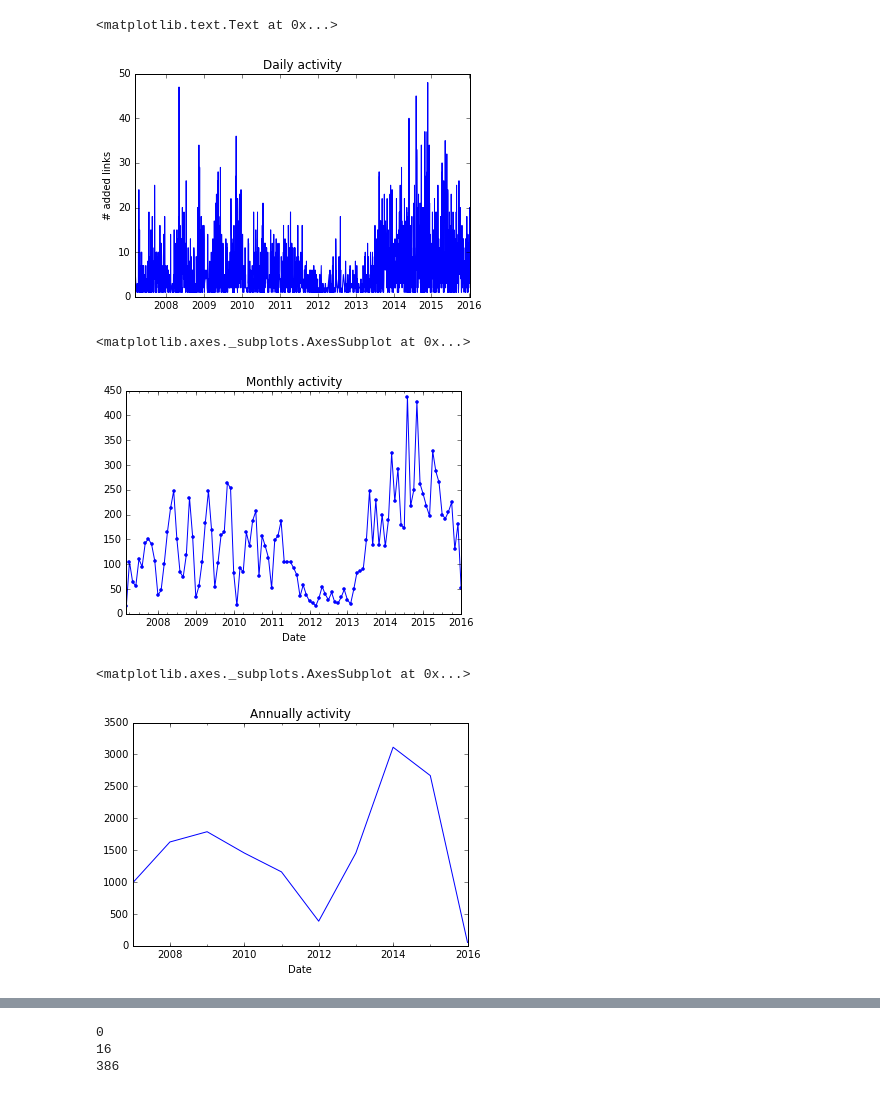
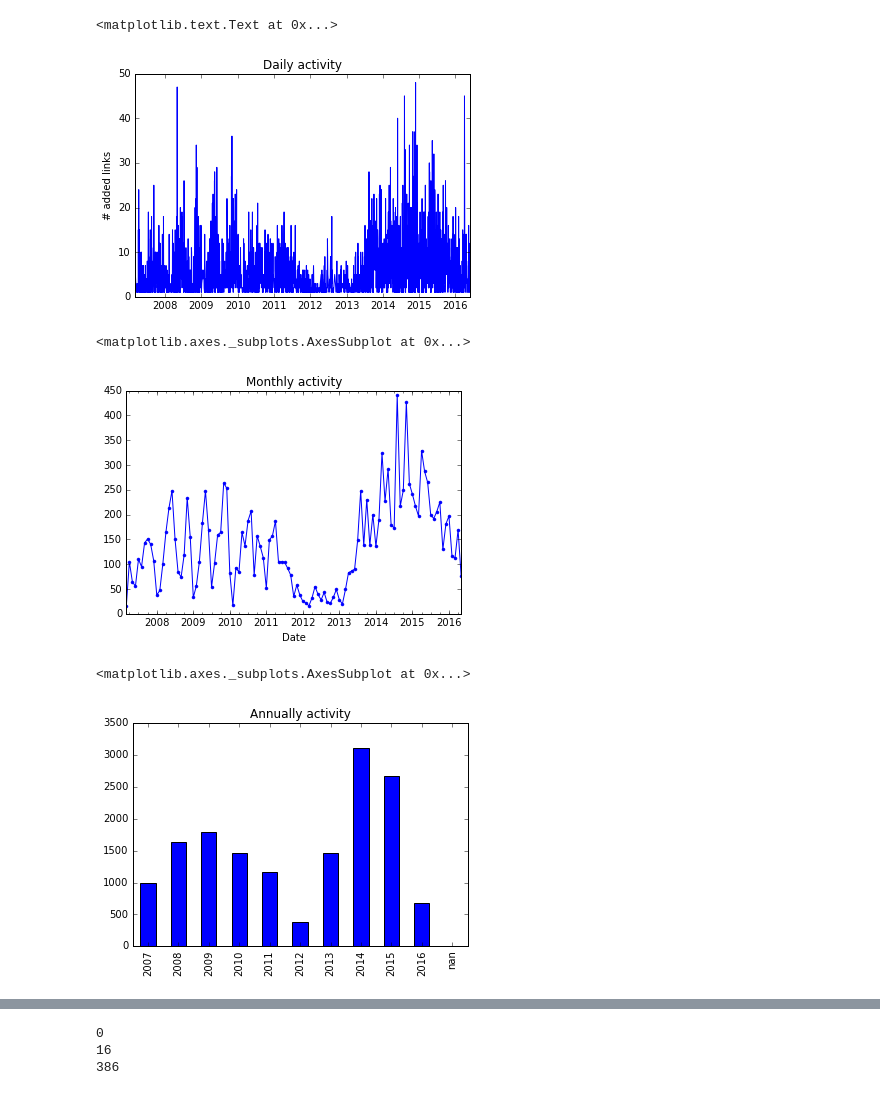
Before and after one commit to jrovegno/delicious_plot, a Jupyter notebook: Data_Analysis.ipynb, the cells around one changed output, grey strips where cells are left out. Cells and saved outputs as stored; diff of their text form; code cells hidden in the pictures.

```diff
--- a/Data_Analysis.ipynb
+++ b/Data_Analysis.ipynb
@@ -80,21 +17,22 @@ df['Date'] = pd.to_datetime(df.add_date, unit='s')
 df.set_index('Date', inplace=True)
 # %%
 # Daily activity plot
-ax = df.title.groupby(df.index.date).count().plot(title="Daily activity",style='-b')
+ax = df.href.groupby(df.index.date).count().plot(title="Daily activity",style='-b')
 ax.set_ylabel("# added links")
 #df.title.groupby(pd.TimeGrouper("D")).count().plot(figsize=[20,10]) #Other way
 # %% [output]
 <matplotlib.text.Text at 0x...>
-[figure, old version]
+[figure, new version]
 # %%
 # Monthly activity plot
-df.title.groupby(pd.TimeGrouper("M")).count().plot(title="Monthly activity", style='-b.')
+df.href.groupby(pd.TimeGrouper("M")).count().plot(title="Monthly activity", style='-b.')
 # %% [output]
 <matplotlib.axes._subplots.AxesSubplot at 0x...>
-[figure, old version]
+[figure, new version]
 # %%
 # Annually activity plot
-df.title.groupby(pd.TimeGrouper("A")).count().plot(title="Annually activity")
+# df.title.groupby(pd.TimeGrouper("A")).count().plot(title="Annually activity", kind='bar')
+df.href.groupby(lambda x: str(x.year)).count().plot(kind='bar', title="Annually activity")
 # %% [output]
 <matplotlib.axes._subplots.AxesSubplot at 0x...>
-[figure, old version]
+[figure, new version]
```
Also changed, not shown: parts of 15 cells of this notebook.
